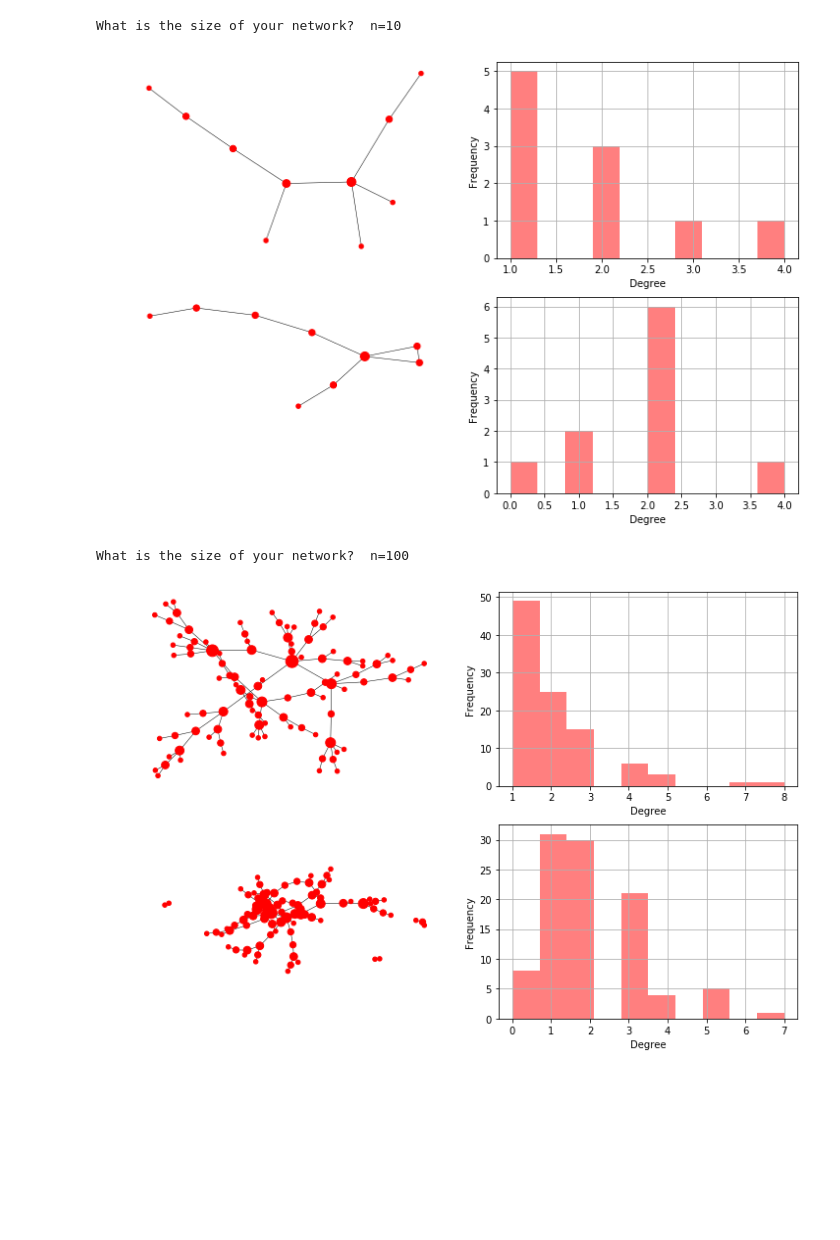
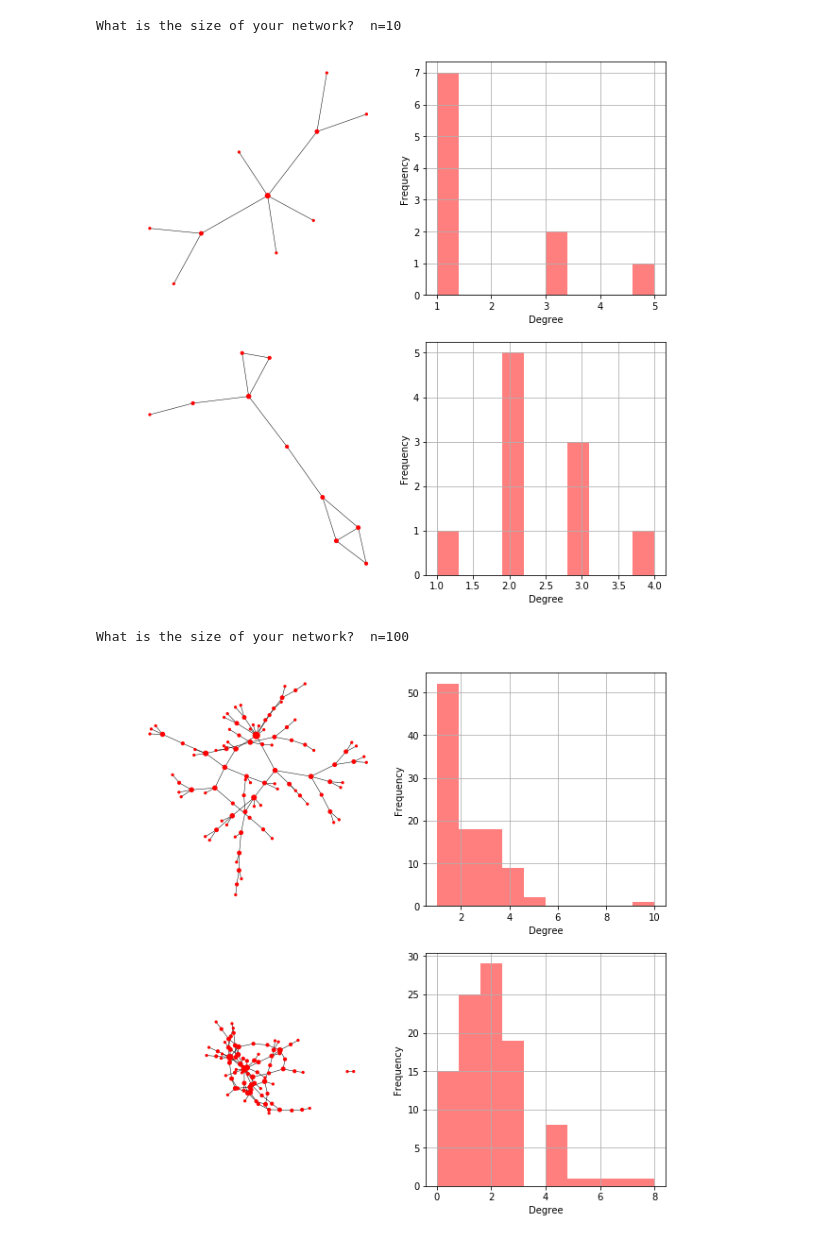
Before and after one commit to LICHUANYUNNN/COM5506, a Jupyter notebook: assignment4.ipynb, the cells around one changed output. Drawn from its saved outputs; the diff is of its cells as text; code cells hidden in the pictures; blank space fills up the shorter version.

```diff
--- a/assignment4.ipynb
+++ b/assignment4.ipynb
@@ -8,38 +8,38 @@ n=int(raw_input('What is the size of your network?  n='))
 
 # Scale-free network
 # The starting point of this network is 0. At time 0, there is no nodes.
 G=nx.Graph()
 for i in range(n+1):
     if i > 0:
         G.add_node(i)
         if i > 1:
             j = random.randint(1,i-1)
             G.add_edge(i,j)
 
 # Erdos-Renyi network
-ER=nx.erdos_renyi_graph(n,2.0/(n-1))
+ER=nx.erdos_renyi_graph(n,2.0/n)
 
 # Plot
 degree1=dict(nx.degree(G))
 degree2=dict(nx.degree(ER))
-plt.figure(figsize=(12,8))
+plt.figure(figsize=(10,10))
 plt.subplot(2,2,1)
-nx.draw(G,node_size=[i*20 for i in degree1.values()],width=0.5)
+nx.draw(G,node_size=[i*5 for i in degree1.values()],width=0.5)
 plt.subplot(2,2,2)
 plt.hist(degree1.values(),facecolor='red',alpha=0.5)
 plt.xlabel('Degree')
 plt.ylabel('Frequency')
 plt.grid(True)
 plt.subplot(2,2,3)
-nx.draw(ER,node_size=[i*20 for i in degree2.values()],width=0.5)
+nx.draw(ER,node_size=[i*5 for i in degree2.values()],width=0.5)
 plt.subplot(2,2,4)
 plt.hist(degree2.values(),facecolor='red',alpha=0.5)
 plt.xlabel('Degree')
 plt.ylabel('Frequency')
 plt.grid(True)
 # %% [output]
 What is the size of your network?  n=10
-[figure, old version]
+[figure, new version]
 # %%
 n=int(raw_input('What is the size of your network?  n='))
 
@@ -51,20 +51,20 @@ for i in range(n+1):
             j = random.randint(1,i-1)
             G.add_edge(i,j)
 
-ER=nx.erdos_renyi_graph(n,2.0/(n-1))
+ER=nx.erdos_renyi_graph(n,2.0/n)
 
 degree1=dict(nx.degree(G))
 degree2=dict(nx.degree(ER))
-plt.figure(figsize=(12,8))
+plt.figure(figsize=(10,10))
 plt.subplot(2,2,1)
-nx.draw(G,node_size=[i*20 for i in degree1.values()],width=0.5)
+nx.draw(G,node_size=[i*5 for i in degree1.values()],width=0.5)
 plt.subplot(2,2,2)
 plt.hist(degree1.values(),facecolor='red',alpha=0.5)
 plt.xlabel('Degree')
 plt.ylabel('Frequency')
 plt.grid(True)
 plt.subplot(2,2,3)
-nx.draw(ER,node_size=[i*20 for i in degree2.values()],width=0.5)
+nx.draw(ER,node_size=[i*5 for i in degree2.values()],width=0.5)
 plt.subplot(2,2,4)
 plt.hist(degree2.values(),facecolor='red',alpha=0.5)
 plt.xlabel('Degree')
@@ -72,7 +72,7 @@ plt.ylabel('Frequency')
 plt.grid(True)
 # %% [output]
 What is the size of your network?  n=100
-[figure, old version]
+[figure, new version]
 # %%
 n=int(raw_input('What is the size of your network?  n='))
 
```
Also changed, not shown: parts of 2 cells of this notebook.
